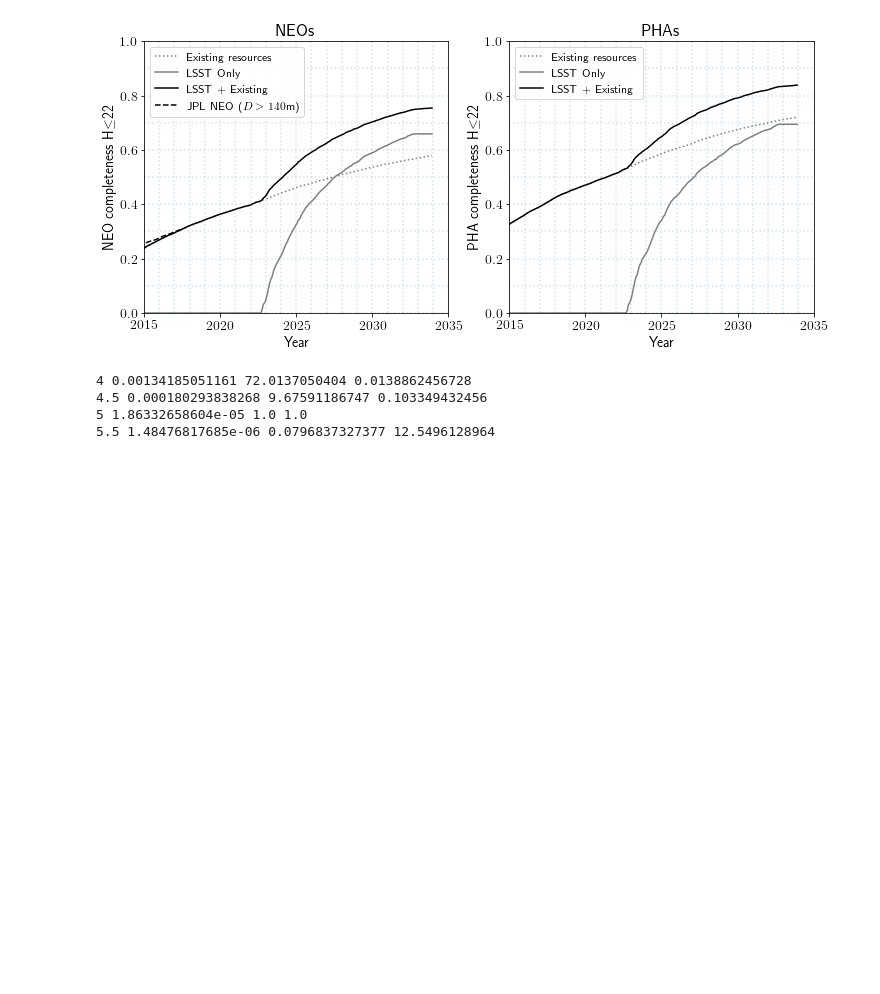
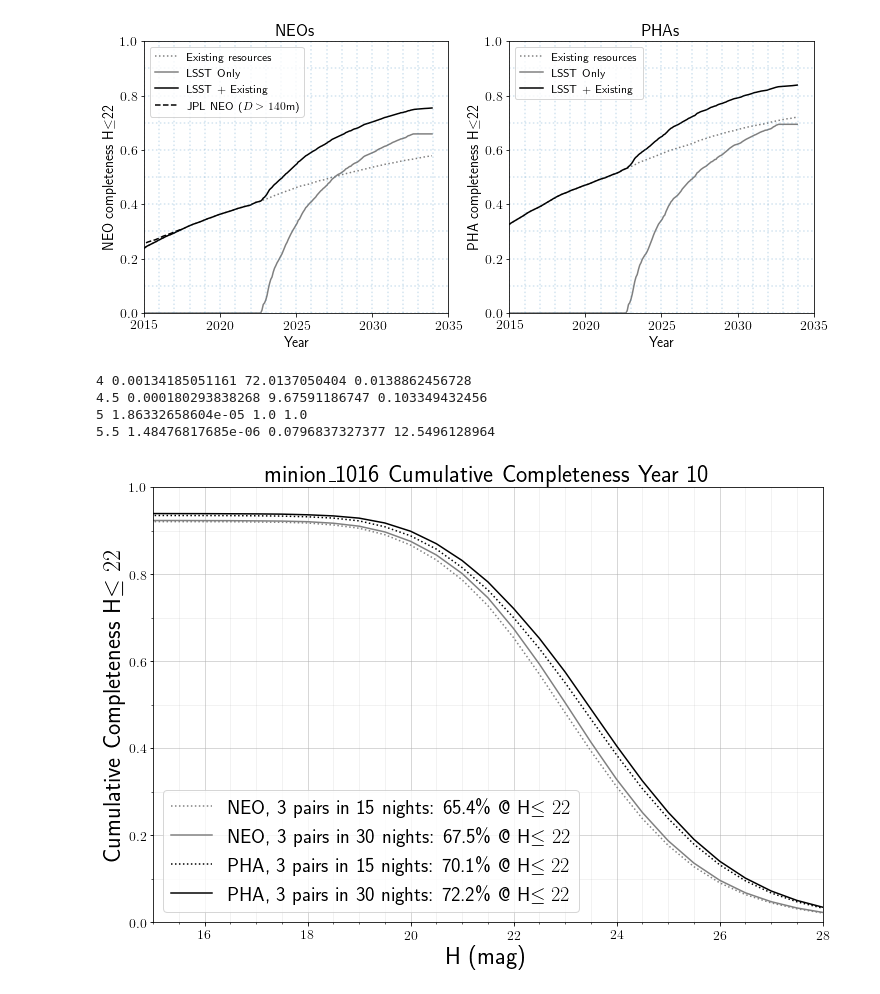
Before and after one commit to lsst-pst/neo_capabilities, a Jupyter notebook: data/Bright Objects Discovery Boost.ipynb, the cells around one changed output. Saved outputs shown, nothing was run; the diff lists cells and outputs as text; code cells hidden in the pictures; blank space fills up the shorter version.

Commit message:
Update plots with new numbers

```diff
--- a/data/Bright Objects Discovery Boost.ipynb
+++ b/data/Bright Objects Discovery Boost.ipynb
@@ -202,7 +202,7 @@ So that tells us about what could have been discovered prior to LSST (and at the
 Now let's look at what LSST would have found, with our more realistic discovery criteria (3 nights of pairs, within 30 days).  Read the discovery times data back from disk.
 # %%
 opsims = ['minion_1016', 'astro_lsst_01_1016', 'astro_lsst_01_1015', 'astro_lsst_01_1017', 'astro-lsst-01_2013']
-#opsims = ['astro_lsst_01_1016', 'astro_lsst_01_1015']
+#opsims = ['minion_1016']
 
 maxYears = 12
 nyears = np.arange(2, maxYears+1, 2)
@@ -215,7 +215,14 @@ mtmp = metrics.DiscoveryMetric(nObsPerNight=2, tMin=0, tMax=90./60./24., nNights
 metric = metrics.Discovery_TimeMetric(mtmp)
 timebundles = {}
 strategies = ['3 pairs in 12 nights', '3 pairs in 15 nights', '3 pairs in 20 nights',
-              '3 pairs in 30 nights', '4 pairs in 20 nights']
+            '3 pairs in 25 nights', '3 pairs in 30 nights', '4 pairs in 20 nights']
+#strategies += ['3 pairs in 15 nights trailing loss', '3 pairs in 30 nights trailing loss']
+#strategies += ['3 pairs in 15 nights SNReq4', '3 pairs in 30 nights SNReq4']
+#strategies += ['3 pairs in 15 nights trailing loss SNReq4', '3 pairs in 30 nights trailing loss SNReq4']
+#strategies += ['Single detection', 'Single pair']
+#strategies += ['3 pairs in 15 nights SNReq0']
+#strategies += ['6 detections in 60 nights yr 10']
+
 types = ['neo', 'pha']
 for opsim in opsims:
     timebundles[opsim] = {}
@@ -225,6 +232,8 @@ for opsim in opsims:
             timebundles[opsim][t][strategy] = mmb.MoMetricBundle(metric, slicerEphsN[t], None,
                                                                  runName=opsim, metadata=t)
             froot = '%s_Discovery_Time_%s_5k_%s_MOOB' % (opsim, t, strategy.replace(' ', '_'))
+            if strategy == '6 detections in 60 nights yr 10':
+                froot = '%s_MagicDiscovery_%s_5k_%s_MOOB' % (opsim, t, strategy.replace(' ', '_'))
             timebundles[opsim][t][strategy].fileRoot = froot
             moO.readMetricValues(timebundles[opsim][t][strategy], 'discovery')
 # %%
@@ -478,3 +487,37 @@ for v in [4, 4.5, 5, 5.5]:
 4.5 0.000180293838268 9.67591186747 0.103349432456
 5 1.86332658604e-05 1.0 1.0
 5.5 1.48476817685e-06 0.0796837327377 12.5496128964
+# %%
+opsim = 'minion_1016'
+strategy = ['3 pairs in 15 nights', '3 pairs in 30 nights']
+Hidx = np.where(Hrange == 22)[0]
+plt.figure(figsize=(12, 8))
+for t in ('neo', 'pha'):
+    for strat in strategy:
+        comp = compTime(timebundles[opsim][t][strat].metricValues, Hrange2, times)
+        if strat == '3 pairs in 15 nights':
+            linestyle = ':'
+        else:
+            linestyle = '-'
+        if t == 'neo':
+            color = 'gray'
+        else:
+            color = 'k'
+        plt.plot(Hrange2, comp[-1], linestyle=linestyle, color=color,
+                 label=r'%s, %s: %.1f%s @ H$\le22$' % (t.upper(), strat, (comp[-1][Hidx]*100), '\%'))
+plt.xlim(15, 28)
+plt.ylim(0, 1)
+xticks = np.arange(15, 28, 0.5)
+ax = plt.gca()
+ax.set_xticks(xticks, minor=True)
+yticks = np.arange(0, 1, 0.1)
+ax.set_yticks(yticks, minor=True)
+ax.grid(which='minor', alpha=0.2)
+ax.grid(which='major', alpha=0.5)
+plt.legend(loc='lower left', fontsize='x-large', numpoints=1)
+plt.xlabel(r'H (mag)', fontsize='xx-large')
+plt.ylabel(r'Cumulative Completeness H$\le22$', fontsize='xx-large')
+plt.title(r'minion\_1016 Cumulative Completeness Year 10', fontsize='xx-large')
+plt.savefig('minion_1016_CumulativeCompleteness_NEO_and_PHA_Cumulative_Completeness.pdf', format='pdf')
+# %% [output]
+[figure, added]
```
Also changed, not shown: parts of 2 cells of this notebook, 39 other files.
